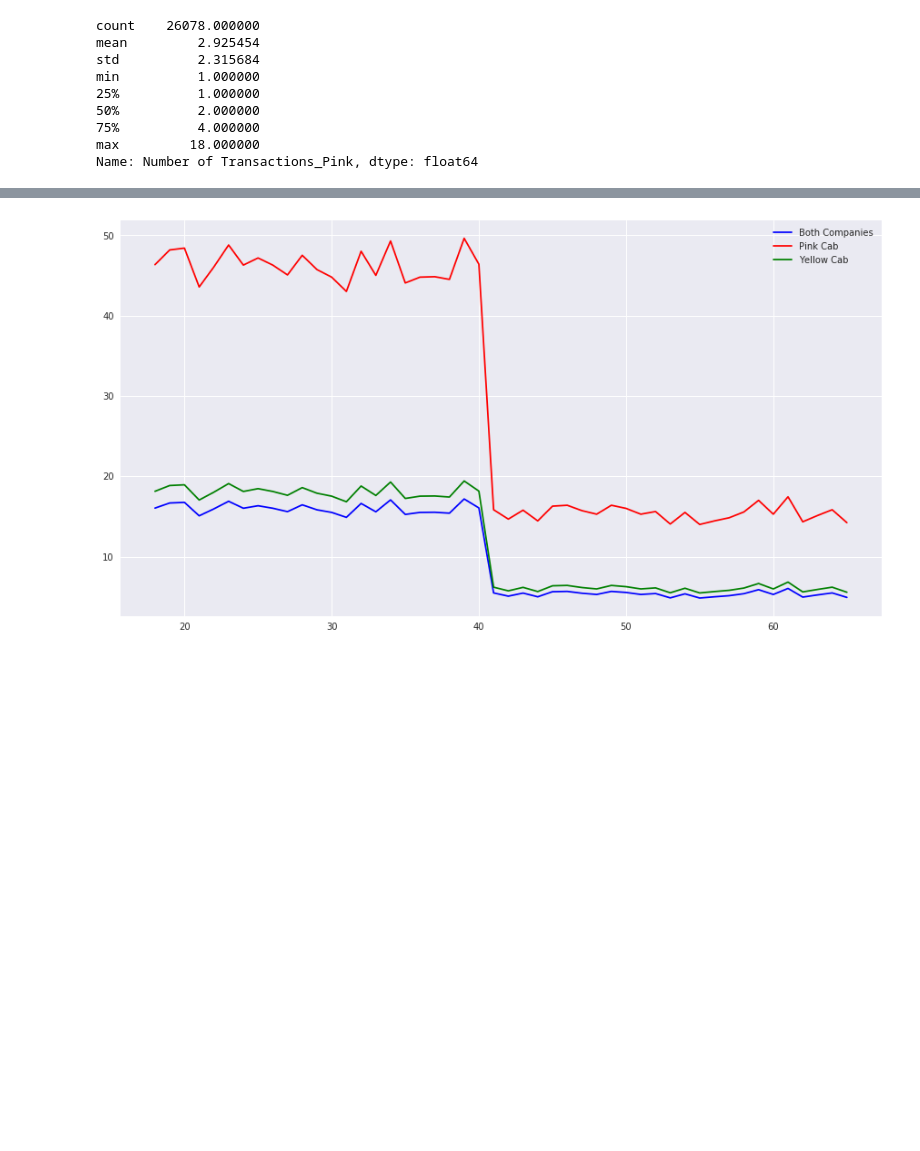
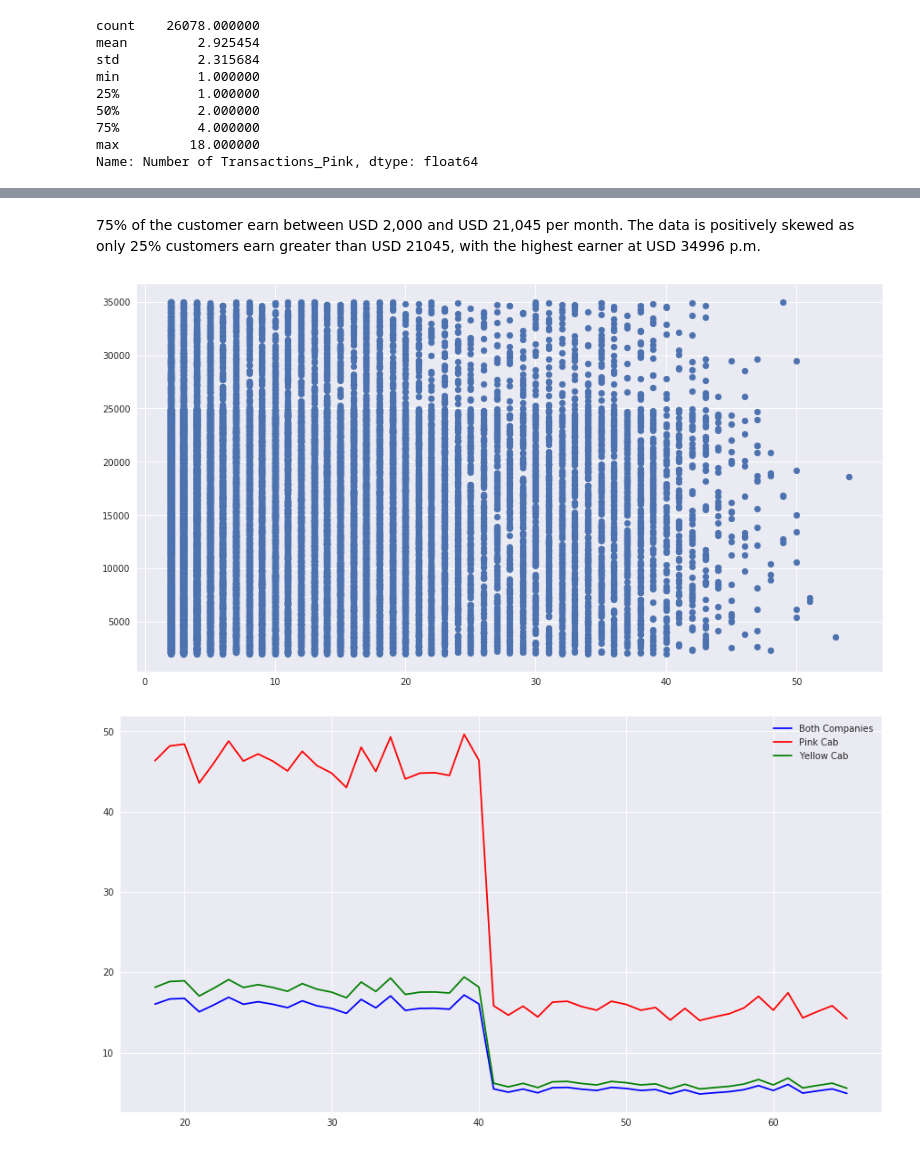
Before and after one commit to Wairimu-Miano/DataSets, a Jupyter notebook: G2Mweek2.ipynb, the cells around one changed output, grey strips where cells are left out. Cells and saved outputs as stored; diff of their text form; code cells hidden in the pictures; blank space fills up the shorter version.

Commit message:
Further EDA on data

```diff
--- a/G2Mweek2.ipynb
+++ b/G2Mweek2.ipynb
@@ -1023,3 +1041,10 @@ Name: Number of Transactions_Pink, dtype: float64
+# %% [markdown]
+75% of the customer earn between USD 2,000 and USD 21,045 per month. The data is positively skewed as only 25% customers earn greater than USD 21045, with the highest earner at USD 34996 p.m.
+# %%
+plt.scatter(customer['Number of Transactions'],customer['Income (USD/Month)'])
+plt.show()
+# %% [output]
+[figure, added]
 # %%
 # Average Transactions at each Age for both companies, and each company individually
 customer['Age'].value_counts()
```
Also changed, not shown: parts of 16 cells of this notebook.
